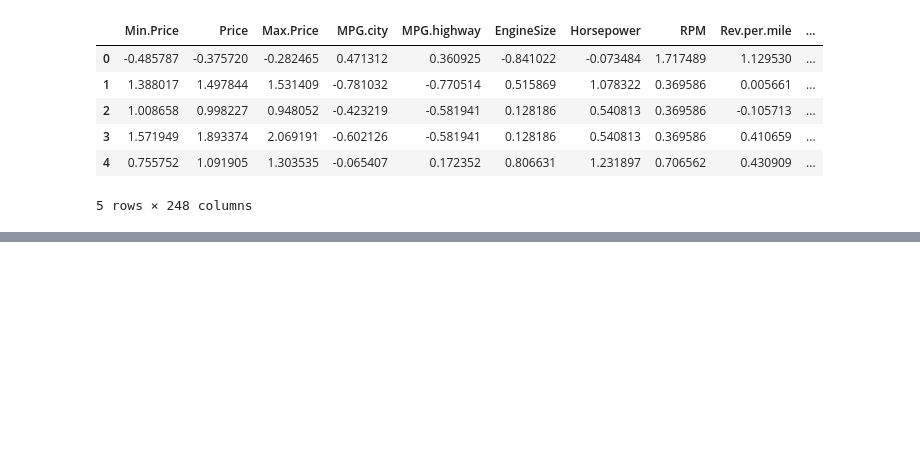
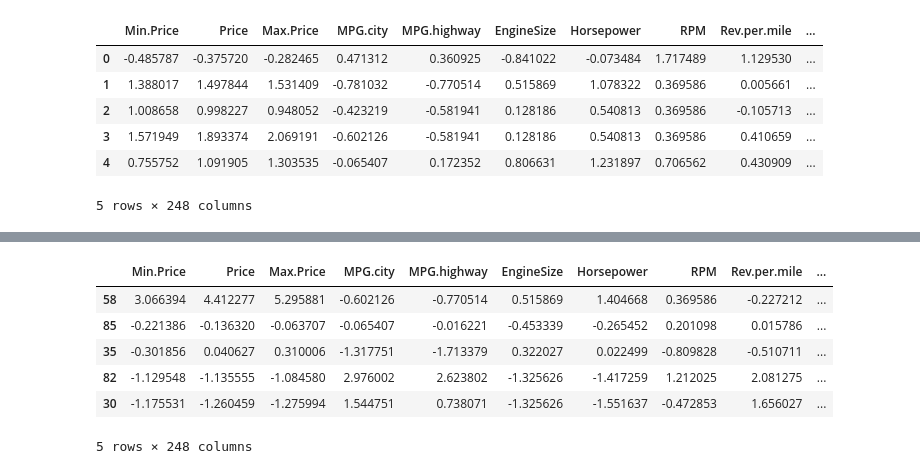
Before and after one commit to rohitpatne14/machine_learning, a Jupyter notebook: practical2(preprocessing)/preprocessing.ipynb, the cells around one changed output, grey strips where cells are left out. Drawn from its saved outputs; the diff is of its cells as text; code cells hidden in the pictures; blank space fills up the shorter version.

```diff
--- a/practical2(preprocessing)/preprocessing.ipynb
+++ b/practical2(preprocessing)/preprocessing.ipynb
@@ -325,0 +345,10 @@ X_pre.head()
+# %%
+xtest.head()
+# %% [output]
+|  | Min.Price | Price | Max.Price | MPG.city | MPG.highway | EngineSize | Horsepower | RPM | Rev.per.mile | ... |
+| 58 | 3.066394 | 4.412277 | 5.295881 | -0.602126 | -0.770514 | 0.515869 | 1.404668 | 0.369586 | -0.227212 | ... |
+| 85 | -0.221386 | -0.136320 | -0.063707 | -0.065407 | -0.016221 | -0.453339 | -0.265452 | 0.201098 | 0.015786 | ... |
+| 35 | -0.301856 | 0.040627 | 0.310006 | -1.317751 | -1.713379 | 0.322027 | 0.022499 | -0.809828 | -0.510711 | ... |
+| 82 | -1.129548 | -1.135555 | -1.084580 | 2.976002 | 2.623802 | -1.325626 | -1.417259 | 1.212025 | 2.081275 | ... |
+| 30 | -1.175531 | -1.260459 | -1.275994 | 1.544751 | 0.738071 | -1.325626 | -1.551637 | -0.472853 | 1.656027 | ... |
+5 rows × 248 columns
```
Also changed, not shown: parts of 56 cells of this notebook, 4 other files.
